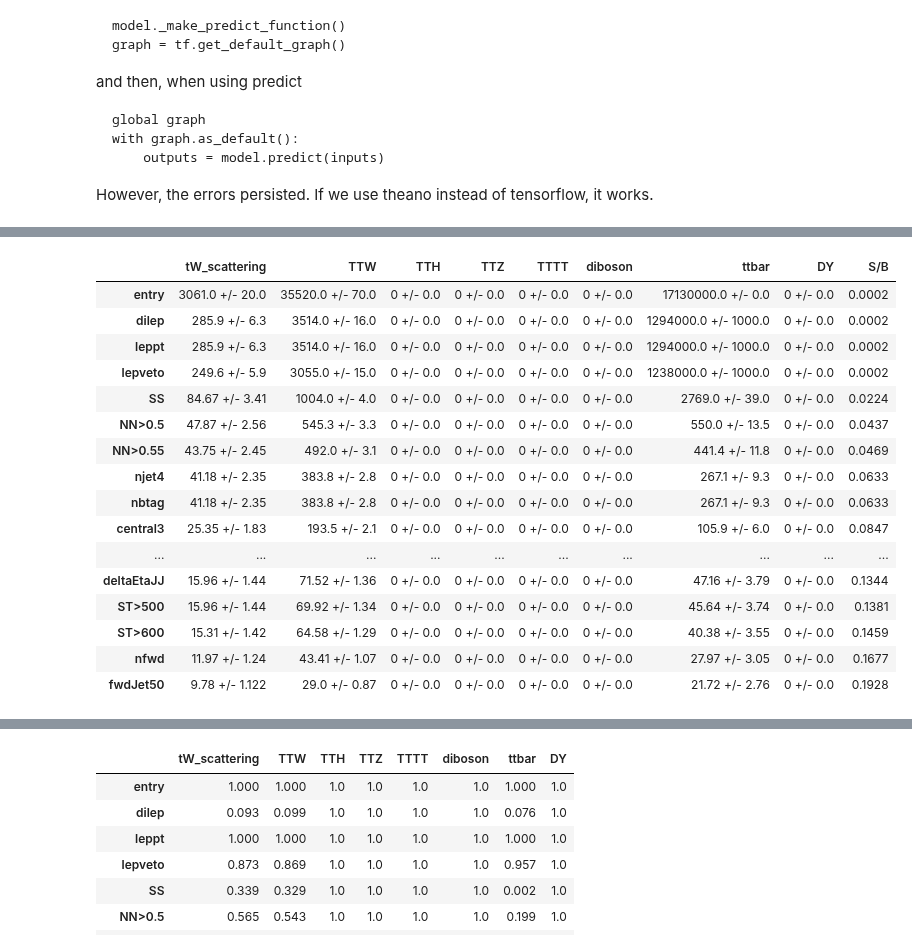
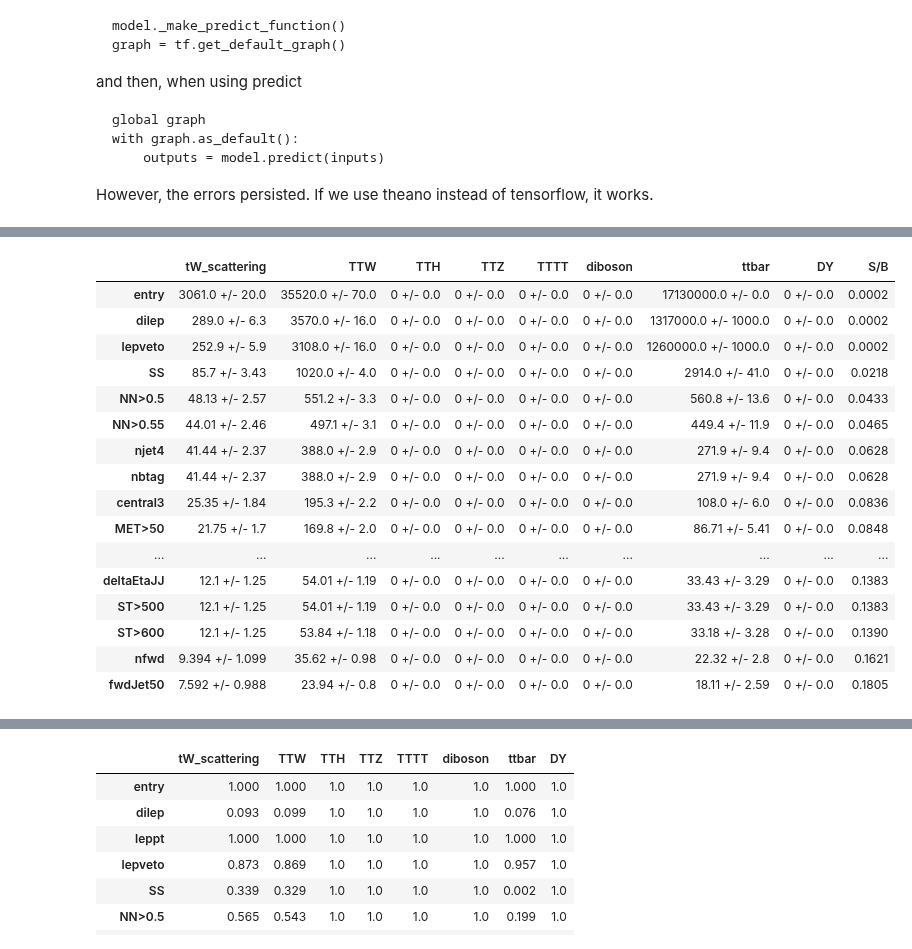
Before and after one commit to mirandabryson/tW_scattering, a Jupyter notebook: processor/strong_tW.ipynb, the cells around one changed output, grey strips where cells are left out. Saved outputs shown, nothing was run; the diff lists cells and outputs as text; code cells hidden in the pictures.

Commit message:
studies for trigger strategy

```diff
--- a/processor/strong_tW.ipynb
+++ b/processor/strong_tW.ipynb
@@ -215,6 +217,7 @@ class analysisProcessor(processor.ProcessorABC):
         btag      = jet[(jet.btagDeepB>0.4184) & (abs(jet.eta)<2.4)]
         light     = jet[((jet.btagDeepB<0.4184) & (abs(jet.eta)<2.4)) | (abs(jet.eta)>=2.4)]
         lightCentral = jet[(jet.btagDeepB<0.4184) & (abs(jet.eta)<2.4) & (jet.pt>30)]
+        central   = jet[(abs(jet.eta)<2.4)]
         fw        = light[abs(light.eta).argmax()] # the most forward light jet
 
         ## this is my personal forward jet definition, can be used later
@@ -247,6 +250,7 @@ class analysisProcessor(processor.ProcessorABC):
         ## other variables
         st = df["MET_pt"] + jet.pt.sum() + muon.pt.sum() + electron.pt.sum()
         ht = jet.pt.sum()
+        ht_central = central.pt.sum()
 
         ## Event classifieres
         # We want to get the deltaEta between the most forward jet fw and the jet giving the largest invariant mass with fw, fw2
@@ -259,7 +263,11 @@ class analysisProcessor(processor.ProcessorABC):
 
         ## define selections (maybe move to a different file at some point)
         dilep      = ((electron.counts + muon.counts)==2)
-        leppt      = (((electron.pt>25).counts + (muon.pt>25).counts)>0)
+        ## lepton definitions have changed now so that have tight leptons from 10 GeV up.
+        ## if we're using lepton triggers, we need to apply additional cuts on the lepton pt.
+        ## there was a bug in this requirement previously...
+        lep0pt      = (((electron[(electron.pt>25)]).counts + (muon[(muon.pt>25)]).counts)>0)
+        lep1pt      = (((electron[(electron.pt>20)]).counts + (muon[(muon.pt>20)]).counts)>1)
         lepveto    = ((vetoelectron.counts + vetomuon.counts)==2)
         SS         = (SSelectron | SSmuon | SSdilepton)
         Mll_veto   = (~(dimuon.mass<125).any() & ~(dielectron.mass<125).any() & ~(dilepton.mass<125).any() )
@@ -309,7 +317,8 @@ class analysisProcessor(processor.ProcessorABC):
         cutflow = Cutflow(output, df, cfg, processes)
 
         cutflow.addRow( 'dilep',       dilep )
-        cutflow.addRow( 'leppt',       leppt )
+        #cutflow.addRow( 'lep0pt',       lep0pt )
+        #cutflow.addRow( 'lep1pt',       lep1pt )
         cutflow.addRow( 'lepveto',     lepveto )
         cutflow.addRow( 'SS',          SS )
 
@@ -328,6 +337,7 @@ class analysisProcessor(processor.ProcessorABC):
         #cutflow.addRow( 'lep100',      ptl100 )
         #cutflow.addRow( 'Mll',         Mll_veto2 ) # switched to not so strict Z veto
         cutflow.addRow( 'MET>50',      met )
+        cutflow.addRow( 'HT>400',      (ht_central>400) )
         cutflow.addRow( 'njet5',       (jet.counts>=5) )
 
         baseline = copy.deepcopy(cutflow.selection)
@@ -448,32 +460,33 @@ ax = hist.plot1d(histogram['ttbar'],overlay="dataset", stack=False)
 # %%
 # Cutflow
 from Tools.helpers import getCutFlowTable
 
 processes = ['tW_scattering','TTW', 'TTH', 'TTZ', 'TTTT', 'diboson','ttbar', 'DY']
 lines = ['entry']
 #lines += ['dilep', 'leppt', 'lepveto', 'SS','NN>0.5','NN>0.55','NN>0.7', 'njet4', 'nbtag', 'central3', 'MET>50', 'njet5', 'central4',   'eta_fwd', 'deltaEtaJJ', 'ST>500', 'ST>600' ]
-lines += ['dilep', 'leppt', 'lepveto', 'SS','NN>0.5','NN>0.55','njet4', 'nbtag', 'central3', 'MET>50', 'njet5', 'eta_fwd', 'deltaEtaJJ', 'ST>500', 'ST>600' ]
+#lines += ['dilep', 'lep0pt', 'lep1pt', 'lepveto', 'SS','NN>0.5','NN>0.55','njet4', 'nbtag', 'central3', 'MET>50', 'njet5', 'eta_fwd', 'deltaEtaJJ', 'ST>500', 'ST>600' ]
+lines += ['dilep', 'lepveto', 'SS','NN>0.5','NN>0.55','njet4', 'nbtag', 'central3', 'MET>50', 'HT>400', 'njet5', 'eta_fwd', 'deltaEtaJJ', 'ST>500', 'ST>600' ]
 lines += ['nfwd', 'fwdJet50'] # those are my cuts
 df = getCutFlowTable(output, processes=processes, lines=lines, significantFigures=4, signal='tW_scattering')
 df
 # %% [output]
 |  | tW_scattering | TTW | TTH | TTZ | TTTT | diboson | ttbar | DY | S/B |
 | entry | 3061.0 +/- 20.0 | 35520.0 +/- 70.0 | 0 +/- 0.0 | 0 +/- 0.0 | 0 +/- 0.0 | 0 +/- 0.0 | 17130000.0 +/- 0.0 | 0 +/- 0.0 | 0.0002 |
-| dilep | 285.9 +/- 6.3 | 3514.0 +/- 16.0 | 0 +/- 0.0 | 0 +/- 0.0 | 0 +/- 0.0 | 0 +/- 0.0 | 1294000.0 +/- 1000.0 | 0 +/- 0.0 | 0.0002 |
-| leppt | 285.9 +/- 6.3 | 3514.0 +/- 16.0 | 0 +/- 0.0 | 0 +/- 0.0 | 0 +/- 0.0 | 0 +/- 0.0 | 1294000.0 +/- 1000.0 | 0 +/- 0.0 | 0.0002 |
-| lepveto | 249.6 +/- 5.9 | 3055.0 +/- 15.0 | 0 +/- 0.0 | 0 +/- 0.0 | 0 +/- 0.0 | 0 +/- 0.0 | 1238000.0 +/- 1000.0 | 0 +/- 0.0 | 0.0002 |
-| SS | 84.67 +/- 3.41 | 1004.0 +/- 4.0 | 0 +/- 0.0 | 0 +/- 0.0 | 0 +/- 0.0 | 0 +/- 0.0 | 2769.0 +/- 39.0 | 0 +/- 0.0 | 0.0224 |
-| NN>0.5 | 47.87 +/- 2.56 | 545.3 +/- 3.3 | 0 +/- 0.0 | 0 +/- 0.0 | 0 +/- 0.0 | 0 +/- 0.0 | 550.0 +/- 13.5 | 0 +/- 0.0 | 0.0437 |
-| NN>0.55 | 43.75 +/- 2.45 | 492.0 +/- 3.1 | 0 +/- 0.0 | 0 +/- 0.0 | 0 +/- 0.0 | 0 +/- 0.0 | 441.4 +/- 11.8 | 0 +/- 0.0 | 0.0469 |
-| njet4 | 41.18 +/- 2.35 | 383.8 +/- 2.8 | 0 +/- 0.0 | 0 +/- 0.0 | 0 +/- 0.0 | 0 +/- 0.0 | 267.1 +/- 9.3 | 0 +/- 0.0 | 0.0633 |
-| nbtag | 41.18 +/- 2.35 | 383.8 +/- 2.8 | 0 +/- 0.0 | 0 +/- 0.0 | 0 +/- 0.0 | 0 +/- 0.0 | 267.1 +/- 9.3 | 0 +/- 0.0 | 0.0633 |
-| central3 | 25.35 +/- 1.83 | 193.5 +/- 2.1 | 0 +/- 0.0 | 0 +/- 0.0 | 0 +/- 0.0 | 0 +/- 0.0 | 105.9 +/- 6.0 | 0 +/- 0.0 | 0.0847 |
+| dilep | 289.0 +/- 6.3 | 3570.0 +/- 16.0 | 0 +/- 0.0 | 0 +/- 0.0 | 0 +/- 0.0 | 0 +/- 0.0 | 1317000.0 +/- 1000.0 | 0 +/- 0.0 | 0.0002 |
+| lepveto | 252.9 +/- 5.9 | 3108.0 +/- 16.0 | 0 +/- 0.0 | 0 +/- 0.0 | 0 +/- 0.0 | 0 +/- 0.0 | 1260000.0 +/- 1000.0 | 0 +/- 0.0 | 0.0002 |
+| SS | 85.7 +/- 3.43 | 1020.0 +/- 4.0 | 0 +/- 0.0 | 0 +/- 0.0 | 0 +/- 0.0 | 0 +/- 0.0 | 2914.0 +/- 41.0 | 0 +/- 0.0 | 0.0218 |
+| NN>0.5 | 48.13 +/- 2.57 | 551.2 +/- 3.3 | 0 +/- 0.0 | 0 +/- 0.0 | 0 +/- 0.0 | 0 +/- 0.0 | 560.8 +/- 13.6 | 0 +/- 0.0 | 0.0433 |
+| NN>0.55 | 44.01 +/- 2.46 | 497.1 +/- 3.1 | 0 +/- 0.0 | 0 +/- 0.0 | 0 +/- 0.0 | 0 +/- 0.0 | 449.4 +/- 11.9 | 0 +/- 0.0 | 0.0465 |
+| njet4 | 41.44 +/- 2.37 | 388.0 +/- 2.9 | 0 +/- 0.0 | 0 +/- 0.0 | 0 +/- 0.0 | 0 +/- 0.0 | 271.9 +/- 9.4 | 0 +/- 0.0 | 0.0628 |
+| nbtag | 41.44 +/- 2.37 | 388.0 +/- 2.9 | 0 +/- 0.0 | 0 +/- 0.0 | 0 +/- 0.0 | 0 +/- 0.0 | 271.9 +/- 9.4 | 0 +/- 0.0 | 0.0628 |
+| central3 | 25.35 +/- 1.84 | 195.3 +/- 2.2 | 0 +/- 0.0 | 0 +/- 0.0 | 0 +/- 0.0 | 0 +/- 0.0 | 108.0 +/- 6.0 | 0 +/- 0.0 | 0.0836 |
+| MET>50 | 21.75 +/- 1.7 | 169.8 +/- 2.0 | 0 +/- 0.0 | 0 +/- 0.0 | 0 +/- 0.0 | 0 +/- 0.0 | 86.71 +/- 5.41 | 0 +/- 0.0 | 0.0848 |
 | ... | ... | ... | ... | ... | ... | ... | ... | ... | ... |
-| deltaEtaJJ | 15.96 +/- 1.44 | 71.52 +/- 1.36 | 0 +/- 0.0 | 0 +/- 0.0 | 0 +/- 0.0 | 0 +/- 0.0 | 47.16 +/- 3.79 | 0 +/- 0.0 | 0.1344 |
-| ST>500 | 15.96 +/- 1.44 | 69.92 +/- 1.34 | 0 +/- 0.0 | 0 +/- 0.0 | 0 +/- 0.0 | 0 +/- 0.0 | 45.64 +/- 3.74 | 0 +/- 0.0 | 0.1381 |
-| ST>600 | 15.31 +/- 1.42 | 64.58 +/- 1.29 | 0 +/- 0.0 | 0 +/- 0.0 | 0 +/- 0.0 | 0 +/- 0.0 | 40.38 +/- 3.55 | 0 +/- 0.0 | 0.1459 |
-| nfwd | 11.97 +/- 1.24 | 43.41 +/- 1.07 | 0 +/- 0.0 | 0 +/- 0.0 | 0 +/- 0.0 | 0 +/- 0.0 | 27.97 +/- 3.05 | 0 +/- 0.0 | 0.1677 |
-| fwdJet50 | 9.78 +/- 1.122 | 29.0 +/- 0.87 | 0 +/- 0.0 | 0 +/- 0.0 | 0 +/- 0.0 | 0 +/- 0.0 | 21.72 +/- 2.76 | 0 +/- 0.0 | 0.1928 |
+| deltaEtaJJ | 12.1 +/- 1.25 | 54.01 +/- 1.19 | 0 +/- 0.0 | 0 +/- 0.0 | 0 +/- 0.0 | 0 +/- 0.0 | 33.43 +/- 3.29 | 0 +/- 0.0 | 0.1383 |
+| ST>500 | 12.1 +/- 1.25 | 54.01 +/- 1.19 | 0 +/- 0.0 | 0 +/- 0.0 | 0 +/- 0.0 | 0 +/- 0.0 | 33.43 +/- 3.29 | 0 +/- 0.0 | 0.1383 |
+| ST>600 | 12.1 +/- 1.25 | 53.84 +/- 1.18 | 0 +/- 0.0 | 0 +/- 0.0 | 0 +/- 0.0 | 0 +/- 0.0 | 33.18 +/- 3.28 | 0 +/- 0.0 | 0.1390 |
+| nfwd | 9.394 +/- 1.099 | 35.62 +/- 0.98 | 0 +/- 0.0 | 0 +/- 0.0 | 0 +/- 0.0 | 0 +/- 0.0 | 22.32 +/- 2.8 | 0 +/- 0.0 | 0.1621 |
+| fwdJet50 | 7.592 +/- 0.988 | 23.94 +/- 0.8 | 0 +/- 0.0 | 0 +/- 0.0 | 0 +/- 0.0 | 0 +/- 0.0 | 18.11 +/- 2.59 | 0 +/- 0.0 | 0.1805 |
 # %%
 print (df.to_latex())
 # %% [output]
```
Also changed, not shown: parts of 2 cells of this notebook, 3 other files.
